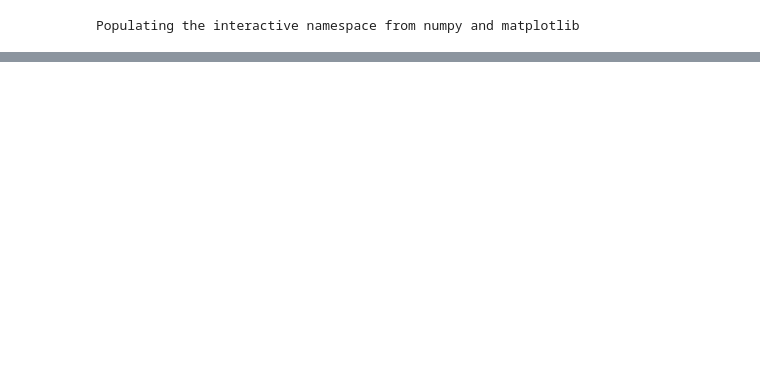
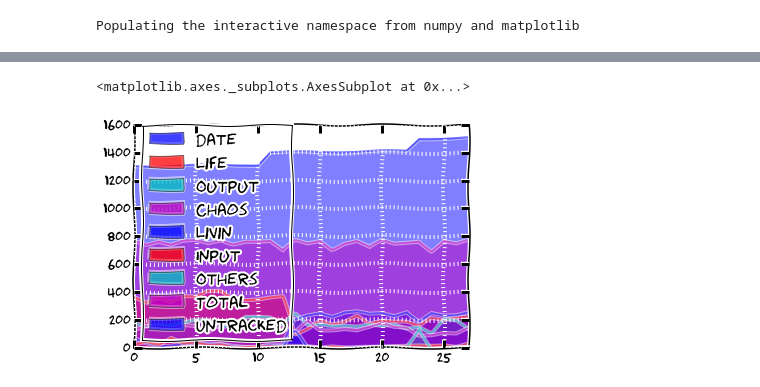
Before and after one commit to OpenBookProjects/ipynb, a Jupyter notebook: R2Py/chaos.ipynb, the cells around one changed output, grey strips where cells are left out. Saved outputs shown, nothing was run; the diff lists cells and outputs as text; code cells hidden in the pictures; blank space fills up the shorter version.

```diff
--- a/R2Py/chaos.ipynb
+++ b/R2Py/chaos.ipynb
@@ -64,0 +237,5 @@ array([[ 0.32749515,  0.76037478,  0.60100123,  0.28999707],
+# %%
+df.plot(kind='area', stacked=False)
+# %% [output]
+<matplotlib.axes._subplots.AxesSubplot at 0x...>
+[figure, added]
```
Also changed, not shown: parts of 26 cells of this notebook.
